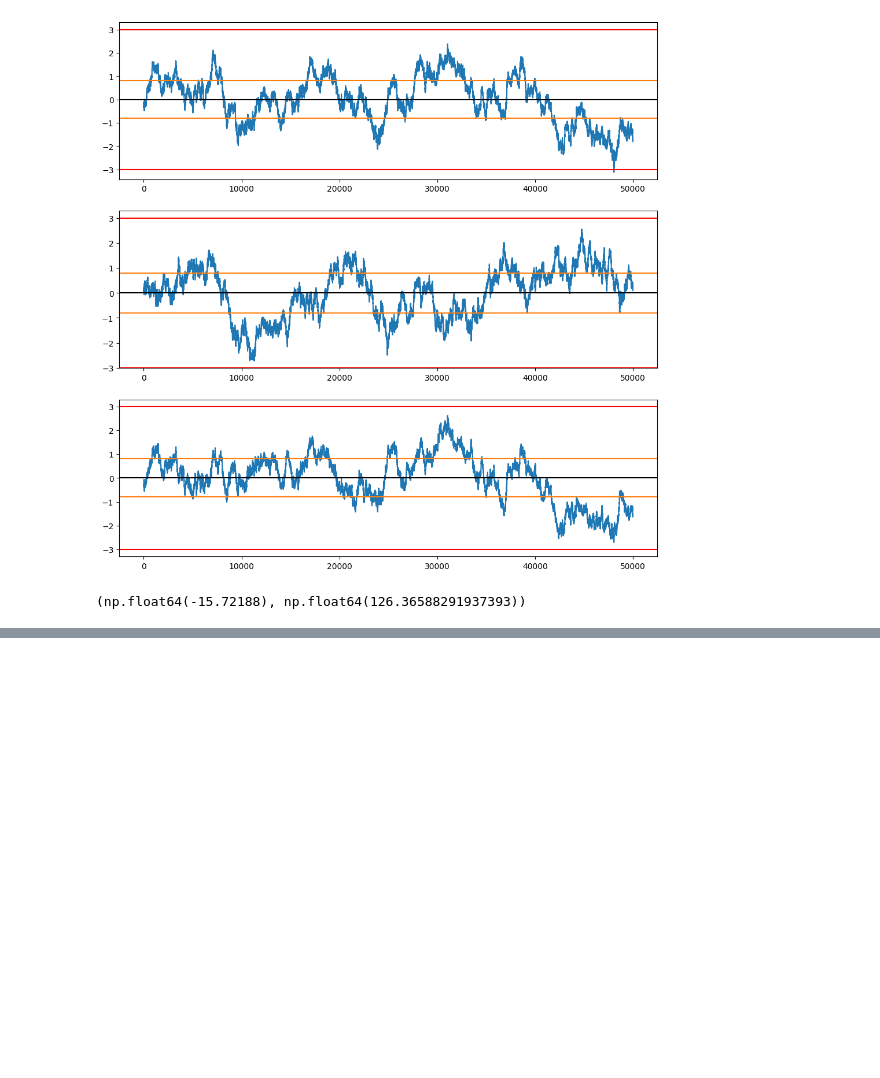
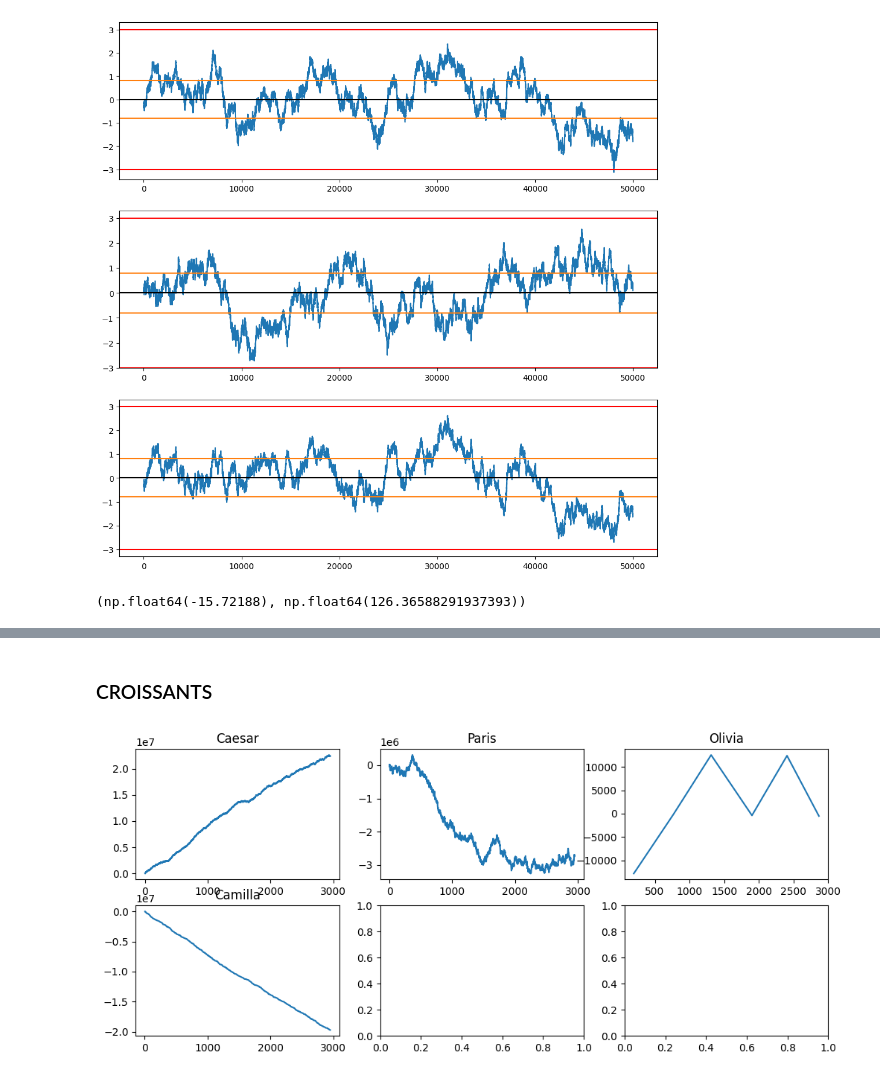
Before and after one commit to aemilani/imc-prosperity-3, a Jupyter notebook: notebooks/basket.ipynb, the cells around one changed output, grey strips where cells are left out. Saved outputs shown, nothing was run; the diff lists cells and outputs as text; code cells hidden in the pictures; blank space fills up the shorter version.

```diff
--- a/notebooks/basket.ipynb
+++ b/notebooks/basket.ipynb
@@ -424,0 +468,35 @@ spr3.mean(), spr3.std()
+# %% [markdown]
+### CROISSANTS
+# %%
+price_0 = pd.read_csv('../data/raw/round_5/prices_round_5_day_2.csv', delimiter=';')
+price_1 = pd.read_csv('../data/raw/round_5/prices_round_5_day_3.csv', delimiter=';')
+price_2 = pd.read_csv('../data/raw/round_5/prices_round_5_day_4.csv', delimiter=';')
+
+price_0 = price_0[price_0['product'] == 'CROISSANTS']
+price_1 = price_1[price_1['product'] == 'CROISSANTS']
+price_2 = price_2[price_2['product'] == 'CROISSANTS']
+
+trades_0 = pd.read_csv('../data/raw/round_5/trades_round_5_day_2.csv', delimiter=';')
+trades_1 = pd.read_csv('../data/raw/round_5/trades_round_5_day_3.csv', delimiter=';')
+trades_2 = pd.read_csv('../data/raw/round_5/trades_round_5_day_4.csv', delimiter=';')
+
+trades_0 = trades_0[trades_0['symbol'] == 'CROISSANTS']
+trades_1 = trades_1[trades_1['symbol'] == 'CROISSANTS']
+trades_2 = trades_2[trades_2['symbol'] == 'CROISSANTS']
+
+prices = pd.concat([price_0, price_1, price_2], axis=0).reset_index(drop=True)
+trades = pd.concat([trades_0, trades_1, trades_2], axis=0).reset_index(drop=True)
+
+bots = list(trades['buyer'].unique())
+
+fig, axes = plt.subplots(2, 3, figsize=(12, 5))
+
+for bot, ax in zip(bots, axes.flat):
+    bot_trades = trades[(trades['buyer'] == bot) | (trades['seller'] == bot)]
+    pnl = bot_trades.apply(lambda x: x['price'] * x['quantity'] if x['buyer'] == bot else -x['price'] * x['quantity'], axis=1)
+    pnl = pnl.cumsum()
+    ax.plot(pnl)
+    ax.set_title(bot)
+plt.show()
+# %% [output]
+[figure, added]
```
Also changed, not shown: parts of 31 cells of this notebook, 14 other files.
